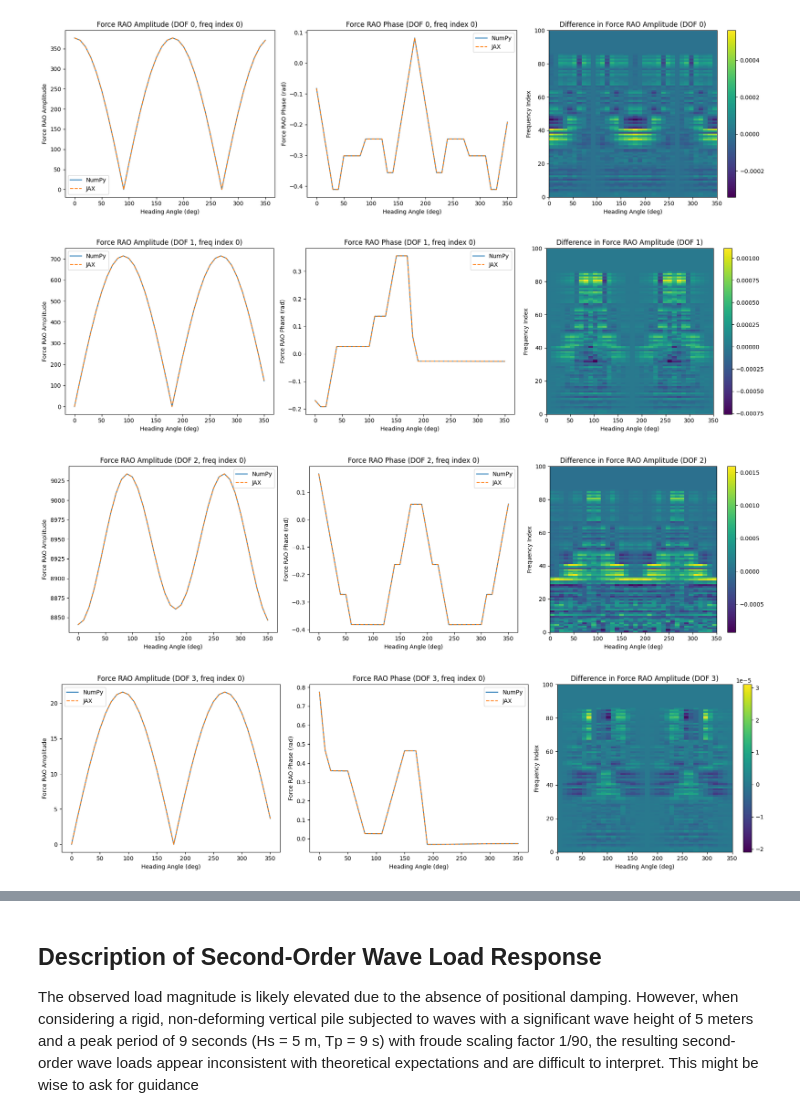
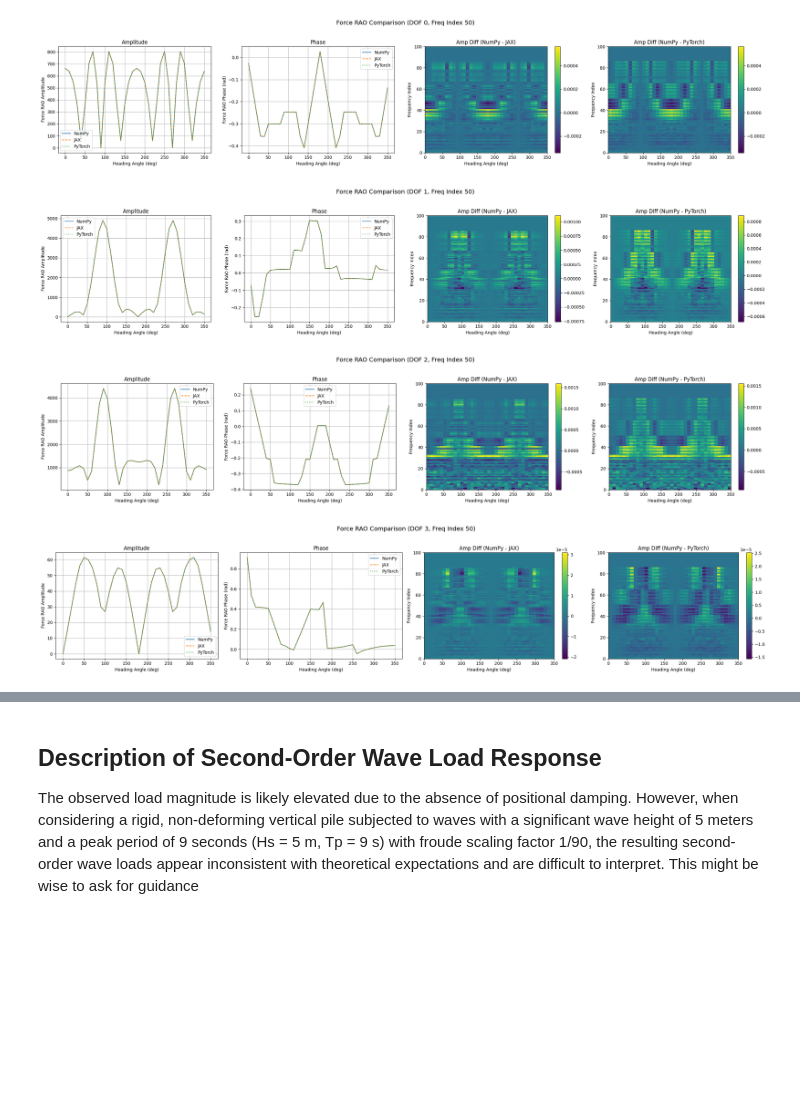
Before and after one commit to kristmro/McHorcrux, a Jupyter notebook: demos/demo_compare/compare_wave_load.ipynb, the cells around one changed output, grey strips where cells are left out. Saved outputs shown, nothing was run; the diff lists cells and outputs as text; code cells hidden in the pictures; blank space fills up the shorter version.

```diff
--- a/demos/demo_compare/compare_wave_load.ipynb
+++ b/demos/demo_compare/compare_wave_load.ipynb
@@ -41,10 +43,10 @@ from jax_core.simulator.waves.wave_load_jax_jit import rao_interp as jax_rao_int
 
 # Simulation parameters for wave properties
 hs    = 5.0 / 90.0  # Significant wave height [m]
-tp    = 17.0 * np.sqrt(1 / 90.0)  # Peak period [s]
+tp    = 17.0 * math.sqrt(1 / 90.0)  # Peak period [s]
 gamma = 3.3  # JONSWAP peak factor
 
-wp   = 2 * np.pi / tp   # Peak frequency [rad/s]
+wp   = 2 * math.pi / tp   # Peak frequency [rad/s]
 wmin = 0.5 * wp
 wmax = 3.0 * wp
 N    = 100             # Number of wave components
@@ -52,7 +54,7 @@ N    = 100             # Number of wave components
 # Generate frequency arrays for NumPy, JAX, and PyTorch
 freqs_np = np.linspace(wmin, wmax, N)
 freqs_jax = jnp.linspace(wmin, wmax, N)
-freqs_pytorch = np.linspace(wmin, wmax, N)
+freqs_torch = torch.linspace(wmin, wmax, N)
 
 # Dummy wave spectrum data is used (actual spectrum not needed for QTF interpolation)
 dw = (wmax - wmin) / N
@@ -60,18 +62,22 @@ dw = (wmax - wmin) / N
 # note: the QTF computation does not use the amplitudes.
 wave_spectrum_np = np.ones(N)
 wave_spectrum_jax = jnp.ones(N)
+wave_spectrum_torch = torch.ones(N)
 wave_amps_np = np.sqrt(2.0 * wave_spectrum_np * dw)
 wave_amps_jax = jnp.sqrt(2.0 * wave_spectrum_jax * dw)
+wave_amps_torch = torch.sqrt(2.0 * wave_spectrum_torch * dw)
 
 # Fixed phases (linearly spaced) for reproducible results
 # NBNBNB!! not random and not how one would do it normally
 # it should be random.uniform(0, 2*np.pi, N)
-rand_phase_np = np.linspace(0, 2 * np.pi, N, endpoint=False)
-rand_phase_jax = jnp.linspace(0, 2 * jnp.pi, N, endpoint=False)
+rand_phase_np = np.linspace(0, 2 * np.pi, N)
+rand_phase_jax = jnp.linspace(0, 2 * jnp.pi, N)
+rand_phase_torch = torch.linspace(0, 2 * np.pi, N)
 
 # Constant incident wave angles (e.g. 45°)
 wave_angles_np = np.ones(N) * (np.pi / 4)
 wave_angles_jax = jnp.ones(N) * (jnp.pi / 4)
+wave_angles_torch = torch.ones(N) * (np.pi / 4)
 
 # Configuration file path (update this path as needed)
 config_file = "/home/kmroen/miniconda3/envs/tensor/lib/python3.9/site-packages/mclsimpy/vessel_data/CSAD/vessel_json.json"  # Ensure this file exists and is compatible with both versions
@@ -396,44 +524,55 @@ Force RAO Phase - Max diff: 1.2755959949428686e-07 Mean diff: 7.975523469823272e
 # %%
 # Get heading angles in degrees from the NumPy instance
 heading_angles = np.rad2deg(numpy_wl_geo._qtf_angles)  # e.g., 360 heading values
 
 # Plot representative slices for all 6 DOFs
-freq_index = round(2*np.pi/17)  # Example frequency index for a slice across heading angles
+freq_index = 50 # Example frequency index for a slice across heading angles (adjust if needed)
 
 for dof in range(6):  # Loop over all 6 DOFs
-    fig2, ax2 = plt.subplots(1, 3, figsize=(18, 5))
+    fig_rao, ax_rao = plt.subplots(1, 4, figsize=(24, 5)) # 4 plots: Amp, Phase, Diff(NP-JAX), Diff(NP-Torch)
+    fig_rao.suptitle(f"Force RAO Comparison (DOF {dof}, Freq Index {freq_index})", fontsize=14)
 
     # Force RAO Amplitude plot
-    ax2[0].plot(heading_angles, np_forceRAOamp[dof, freq_index, :], label="NumPy")
-    ax2[0].plot(heading_angles, jax_forceRAOamp[dof, freq_index, :], label="JAX", linestyle="--")
-    ax2[0].set_title(f"Force RAO Amplitude (DOF {dof}, freq index {freq_index})")
-    ax2[0].set_xlabel("Heading Angle (deg)")
-    ax2[0].set_ylabel("Force RAO Amplitude")
-    ax2[0].legend()
+    ax_rao[0].plot(heading_angles, np_forceRAOamp[dof, freq_index, :], label="NumPy")
+    ax_rao[0].plot(heading_angles, jax_forceRAOamp[dof, freq_index, :], label="JAX", linestyle="--")
+    ax_rao[0].plot(heading_angles, torch_forceRAOamp[dof, freq_index, :], label="PyTorch", linestyle=":")
+    ax_rao[0].set_title(f"Amplitude")
+    ax_rao[0].set_xlabel("Heading Angle (deg)")
+    ax_rao[0].set_ylabel("Force RAO Amplitude")
+    ax_rao[0].legend()
+    ax_rao[0].grid(True)
 
     # Force RAO Phase plot
-    ax2[1].plot(heading_angles, np_forceRAOphase[dof, freq_index, :], label="NumPy")
-    ax2[1].plot(heading_angles, jax_forceRAOphase[dof, freq_index, :], label="JAX", linestyle="--")
-    ax2[1].set_title(f"Force RAO Phase (DOF {dof}, freq index {freq_index})")
-    ax2[1].set_xlabel("Heading Angle (deg)")
-    ax2[1].set_ylabel("Force RAO Phase (rad)")
-    ax2[1].legend()
+    ax_rao[1].plot(heading_angles, np_forceRAOphase[dof, freq_index, :], label="NumPy")
+    ax_rao[1].plot(heading_angles, jax_forceRAOphase[dof, freq_index, :], label="JAX", linestyle="--")
+    ax_rao[1].plot(heading_angles, torch_forceRAOphase[dof, freq_index, :], label="PyTorch", linestyle=":")
+    ax_rao[1].set_title(f"Phase")
+    ax_rao[1].set_xlabel("Heading Angle (deg)")
+    ax_rao[1].set_ylabel("Force RAO Phase (rad)")
+    ax_rao[1].legend()
+    ax_rao[1].grid(True)
 
-    # Difference in Force RAO Amplitude (all frequencies vs heading angles)
-    # Use imshow with an extent based on heading_angles and frequency index
-    # np_forceRAOamp[dof] is an array of shape (wave_freqs, heading_count)
+    # Difference in Force RAO Amplitude (NumPy - JAX) - Full Matrix
     extent = [heading_angles[0], heading_angles[-1], 0, np_forceRAOamp[dof].shape[0]]
-    im_diff = ax2[2].imshow(np_forceRAOamp[dof] - jax_forceRAOamp[dof], aspect="auto",
+    im_diff_jax = ax_rao[2].imshow(np_forceRAOamp[dof] - jax_forceRAOamp[dof], aspect="auto",
                             origin="lower", extent=extent)
-    ax2[2].set_title(f"Difference in Force RAO Amplitude (DOF {dof})")
-    ax2[2].set_xlabel("Heading Angle (deg)")
-    ax2[2].set_ylabel("Frequency Index")
-    plt.colorbar(im_diff, ax=ax2[2])
+    ax_rao[2].set_title(f"Amp Diff (NumPy - JAX)")
+    ax_rao[2].set_xlabel("Heading Angle (deg)")
+    ax_rao[2].set_ylabel("Frequency Index")
+    plt.colorbar(im_diff_jax, ax=ax_rao[2])
 
-    plt.tight_layout()
+    # Difference in Force RAO Amplitude (NumPy - PyTorch) - Full Matrix
+    im_diff_torch = ax_rao[3].imshow(np_forceRAOamp[dof] - torch_forceRAOamp[dof], aspect="auto",
+                            origin="lower", extent=extent)
+    ax_rao[3].set_title(f"Amp Diff (NumPy - PyTorch)")
+    ax_rao[3].set_xlabel("Heading Angle (deg)")
+    ax_rao[3].set_ylabel("Frequency Index")
+    plt.colorbar(im_diff_torch, ax=ax_rao[3])
+
+    plt.tight_layout(rect=[0, 0, 1, 0.95]) # Adjust layout
     plt.show()
 # %% [output]
-[figure, old version]
+[figure, new version]
-[figure, old version]
+[figure, new version]
-[figure, old version]
+[figure, new version]
-[figure, old version]
+[figure, new version]
```
Also changed, not shown: parts of 20 cells of this notebook, 3 other files.
